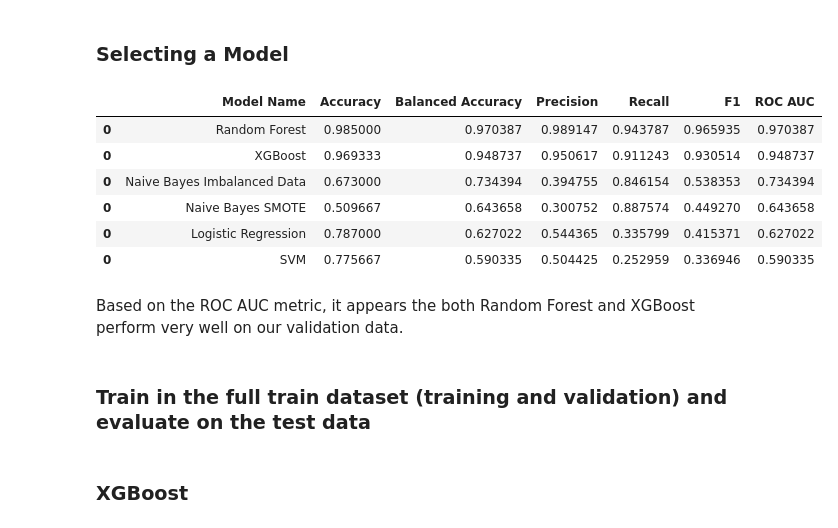
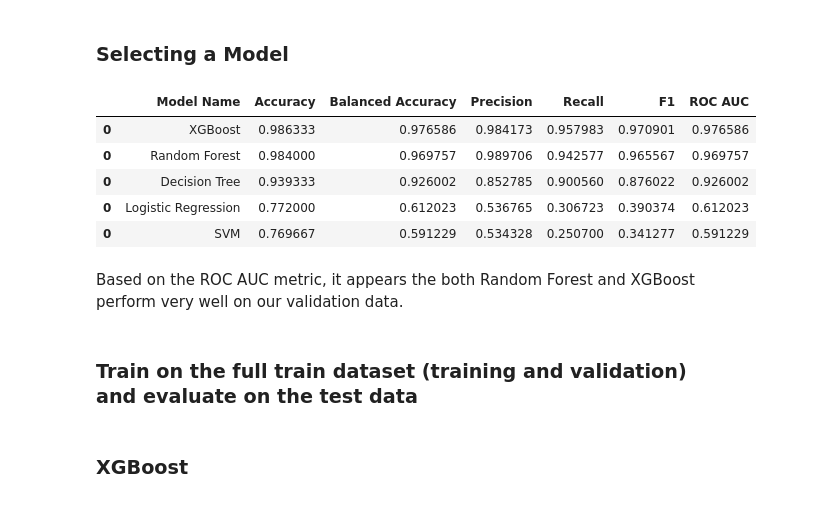
Before and after one commit to lkirch/ml-zoomcamp, a Jupyter notebook: midterm/notebook.ipynb, the cells around one changed output. Cells and saved outputs as stored; diff of their text form; code cells hidden in the pictures.

```diff
--- a/midterm/notebook.ipynb
+++ b/midterm/notebook.ipynb
@@ -927,0 +817,3 @@ xgb_quit_decision = (xgb_pred >= 0.5)
+# %%
+%%capture output
+xgb_model1 = xgb.train(xgb_params1, dtrain, num_boost_round=200, verbose_eval=5, evals=watchlist)
@@ -927,0 +833,3 @@ xgb_quit_decision = (xgb_pred >= 0.5)
+# %%
+%%capture output
+xgb_model2 = xgb.train(xgb_params2, dtrain, num_boost_round=200, verbose_eval=5, evals=watchlist)
@@ -927,0 +849,3 @@ xgb_quit_decision = (xgb_pred >= 0.5)
+# %%
+%%capture output
+xgb_model3 = xgb.train(xgb_params3, dtrain, num_boost_round=200, verbose_eval=5, evals=watchlist)
@@ -928,3 +945,6 @@ xgb_quit_decision = (xgb_pred >= 0.5)
+# %%
+xgb_pred = xgb_model3.predict(dval)
+xgb_quit_decision = (xgb_pred >= 0.5)
 # %%
 df_xgb_pred = pd.DataFrame()
 df_xgb_pred['probability'] = xgb_pred
@@ -955,17 +975,16 @@ xgb_scores
 # %% [markdown]
 <h3>Selecting a Model</h3>
 # %%
-model_scores = pd.concat([nb_imbal_scores, nb_bal_scores, lr_scores, rf_scores, svm_scores, xgb_scores])
+model_scores = pd.concat([lr_scores, dt_scores, rf_scores, svm_scores, xgb_scores])
 model_scores.sort_values('ROC AUC', ascending=False)
 # %% [output]
 |  | Model Name | Accuracy | Balanced Accuracy | Precision | Recall | F1 | ROC AUC |
-| 0 | Random Forest | 0.985000 | 0.970387 | 0.989147 | 0.943787 | 0.965935 | 0.970387 |
-| 0 | XGBoost | 0.969333 | 0.948737 | 0.950617 | 0.911243 | 0.930514 | 0.948737 |
-| 0 | Naive Bayes Imbalanced Data | 0.673000 | 0.734394 | 0.394755 | 0.846154 | 0.538353 | 0.734394 |
-| 0 | Naive Bayes SMOTE | 0.509667 | 0.643658 | 0.300752 | 0.887574 | 0.449270 | 0.643658 |
-| 0 | Logistic Regression | 0.787000 | 0.627022 | 0.544365 | 0.335799 | 0.415371 | 0.627022 |
-| 0 | SVM | 0.775667 | 0.590335 | 0.504425 | 0.252959 | 0.336946 | 0.590335 |
+| 0 | XGBoost | 0.986333 | 0.976586 | 0.984173 | 0.957983 | 0.970901 | 0.976586 |
+| 0 | Random Forest | 0.984000 | 0.969757 | 0.989706 | 0.942577 | 0.965567 | 0.969757 |
+| 0 | Decision Tree | 0.939333 | 0.926002 | 0.852785 | 0.900560 | 0.876022 | 0.926002 |
+| 0 | Logistic Regression | 0.772000 | 0.612023 | 0.536765 | 0.306723 | 0.390374 | 0.612023 |
+| 0 | SVM | 0.769667 | 0.591229 | 0.534328 | 0.250700 | 0.341277 | 0.591229 |
 # %% [markdown]
 Based on the ROC AUC metric, it appears the both Random Forest and XGBoost perform very well on our validation data.
 # %% [markdown]
-<h3>Train in the full train dataset (training and validation) and evaluate on the test data</h3>
+<h3>Train on the full train dataset (training and validation) and evaluate on the test data</h3>
```
Also changed, not shown: parts of 177 cells of this notebook.
